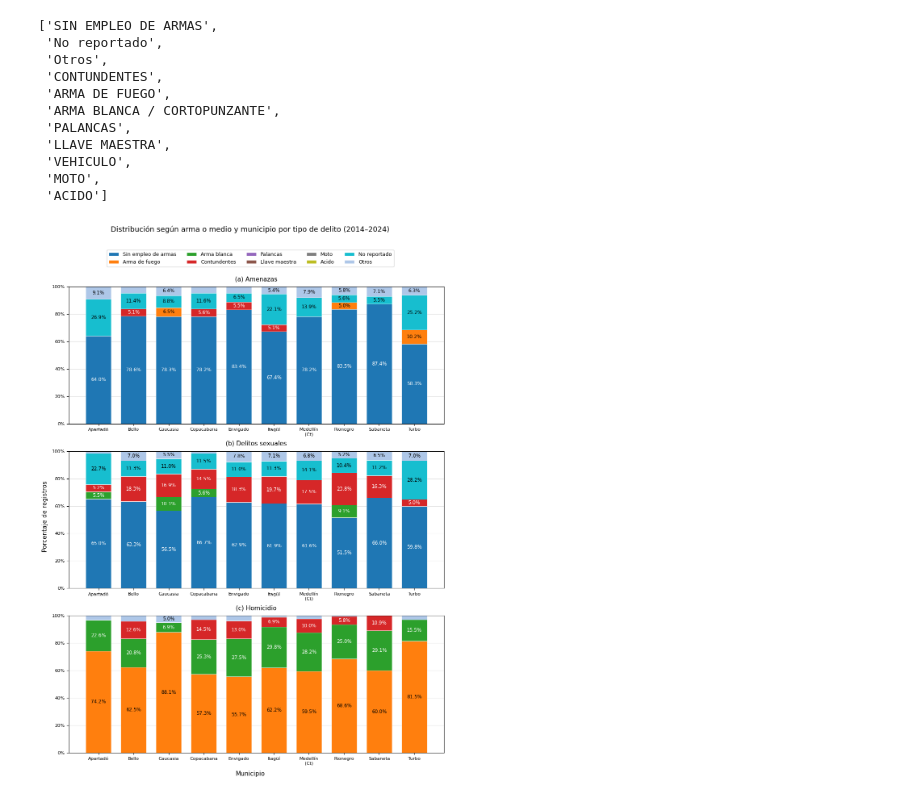
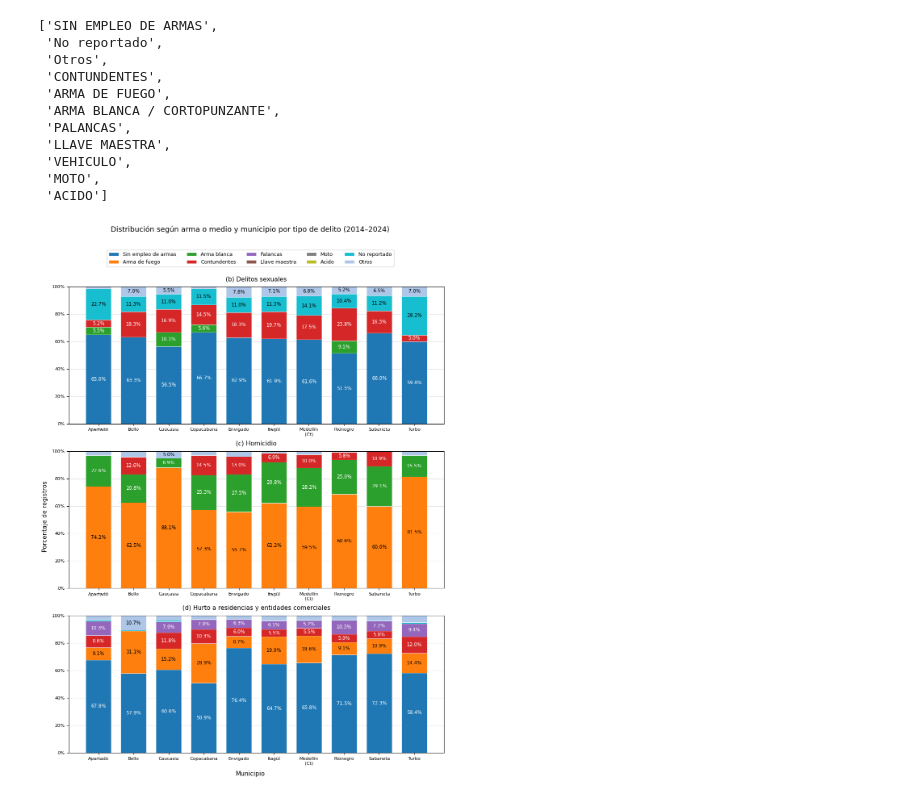
Before and after one commit to SaraBalbin/DW_Analisis_Criminalidad_Colombia, a Jupyter notebook: 04_Analisis_exploratorio.ipynb, the cells around one changed output. Saved outputs shown, nothing was run; the diff lists cells and outputs as text; code cells hidden in the pictures.

```diff
--- a/04_Analisis_exploratorio.ipynb
+++ b/04_Analisis_exploratorio.ipynb
@@ -393,6 +284,7 @@ import numpy as np
 import matplotlib.pyplot as plt
 from matplotlib.colors import LogNorm
 from textwrap import fill
+from matplotlib.ticker import FuncFormatter
 
 # ==========================================================
 # PREPARACIÓN DE LOS DATOS
@@ -475,7 +367,7 @@ ax.set_xlabel("Tipo de delito", labelpad=20)
 ax.set_ylabel("Municipio")
 
 ax.set_title(
-    "Distribución de los tipos de delito en los diez municipios con mayor volumen de registros, 2014–2024",
+    "Distribución de los tipos de delito en los diez municipios con mayor volumen de afectados, 2014–2024",
     pad=25
 )
 
@@ -523,7 +415,7 @@ for i in range(datos.shape[0]):
 
 cbar = fig.colorbar(imagen, ax=ax)
 
-cbar.set_label("Cantidad de registros")
+cbar.set_label("Cantidad de personas afectadas")
 
 cbar.ax.yaxis.set_major_formatter(
     FuncFormatter(lambda x, pos: f"{int(x):,}".replace(",", "."))
@@ -855,13 +747,13 @@ for i, grupo in enumerate(orden_grupos):
 # 4. FORMATO
 # ==========================================================
 ax.set_title(
-    "Composición porcentual de los registros según grupo etario y tipo de delito, 2014–2024",
+    "Composición porcentual de las personas afectadas según grupo etario y tipo de delito, 2014–2024",
     fontsize=13,
     pad=15
 )
 
 ax.set_xlabel("Tipo de delito", fontsize=11, labelpad=12)
-ax.set_ylabel("Porcentaje de registros", fontsize=11)
+ax.set_ylabel("Porcentaje de afectados", fontsize=11)
 
 ax.set_xticks(range(len(tabla_edad_pct)))
 ax.set_xticklabels(
@@ -1021,11 +913,11 @@ orden_municipios = (
 # FIGURA 1: 4 primeros municipios
 # ==========================================================
 
-municipios_fig1 = orden_municipios[:4]
+municipios_fig1 = orden_municipios[:6]
 
 fig1, axes1 = plt.subplots(
-    2, 2,
-    figsize=(12, 12)
+    3, 2,
+    figsize=(12, 16)
 )
 
 axes1 = axes1.flatten()
@@ -1144,7 +1036,7 @@ for ax, (municipio, departamento) in zip(axes1, municipios_fig1):
 # ==========================================================
 
 fig1.supxlabel(
-    "Cantidad de registros",
+    "Cantidad de afectados",
     fontsize=11
 )
 
@@ -1154,7 +1046,7 @@ fig1.supylabel(
 )
 
 fig1.suptitle(
-    "Distribución de los registros según género y tipo de delito"
+    "Distribución de los afectados según género y tipo de delito"
     " en los municipios \ncon mayor volumen (Parte 1), 2014–2024",
     fontsize=13
 )
@@ -1517,13 +1409,13 @@ for i, categoria in enumerate(orden_por_magnitud):
 # 9. FORMATO
 # ==========================================================
 ax.set_title(
-    "Distribución porcentual de los registros según tipo de delito y arma o medio empleado, 2014–2024",
+    "Distribución porcentual de los afectados según tipo de delito y arma o medio empleado, 2014–2024",
     fontsize=14,
     pad=18
 )
 
 ax.set_xlabel("Tipo de delito", fontsize=12, labelpad=12)
-ax.set_ylabel("Porcentaje de registros", fontsize=12)
+ax.set_ylabel("Porcentaje de afectados", fontsize=12)
 
 ax.set_xticks(range(len(tabla)))
 ax.set_xticklabels(nombres_x, rotation=0, ha="center", fontsize=10)
@@ -1892,7 +1784,7 @@ fig1, axes1 = plt.subplots(
     gridspec_kw={"hspace": 0.20}
 )
 
-for ax, delito in zip(axes1, orden_delitos[:3]):
+for ax, delito in zip(axes1, orden_delitos[1:4]):
     letra = letras_figura[delito]
     datos = df[df["tipo_delito"] == delito].copy()
 
@@ -1960,34 +1852,34 @@ for ax in axes1:
         if label not in handles_dict:
             handles_dict[label] = handle
 
 # 2. Usar el orden global, pero solo las que existen en esta figura
 orden_leyenda = [
     cat for cat in orden_categorias
     if cat in handles_dict
 ]
 
 handles = [handles_dict[cat] for cat in orden_leyenda]
 labels = orden_leyenda
 
 fig1.legend(
     handles_unificados, labels_unificados,
     loc="upper center",
     bbox_to_anchor=(0.5, 0.945),
     ncol=5,
     fontsize=9
 )
 
 plt.tight_layout(rect=[0.06, 0.04, 0.98, 0.0])
 
 plt.savefig(
     "Resultados/Figura_4-7_abc.png",
     dpi=300,
     bbox_inches="tight",
     facecolor="white"
 )
 plt.show()
 # %% [output]
-[figure, old version]
+[figure, new version]
 # %%
 # ==========================================================
 # FIGURA 2: paneles (d), (e), (f)
```
Also changed, not shown: parts of 9 cells of this notebook.
